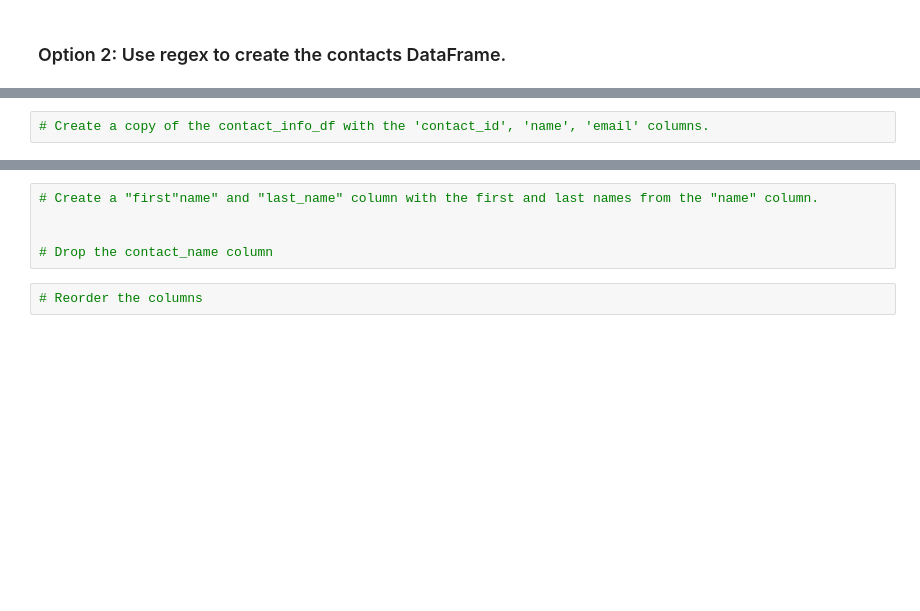
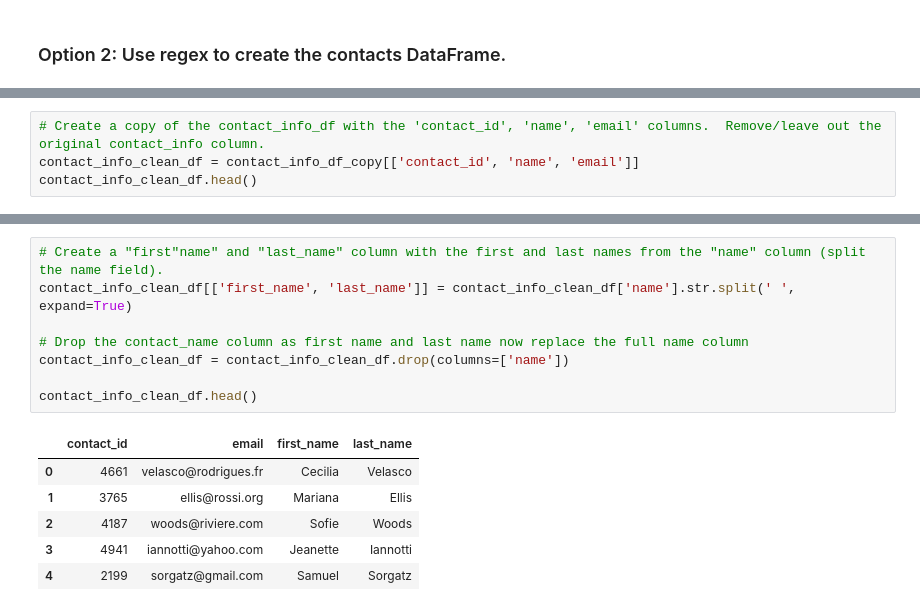
Before and after one commit to weisport4/Crowdfunding_ETL, a Jupyter notebook: ETL_Mini_Project_JWeishan.ipynb, the cells around one changed output, grey strips where cells are left out. Saved outputs shown, nothing was run; the diff lists cells and outputs as text; blank space fills up the shorter version.

```diff
--- a/ETL_Mini_Project_JWeishan.ipynb
+++ b/ETL_Mini_Project_JWeishan.ipynb
@@ -617,2 +472,4 @@ contact_info_df_copy.head()
 # %%
-# Create a copy of the contact_info_df with the 'contact_id', 'name', 'email' columns.
+# Create a copy of the contact_info_df with the 'contact_id', 'name', 'email' columns.  Remove/leave out the original contact_info column.
+contact_info_clean_df = contact_info_df_copy[['contact_id', 'name', 'email']]
+contact_info_clean_df.head()
@@ -619,8 +483,16 @@ contact_info_df_copy.head()
 # %%
-# Create a "first"name" and "last_name" column with the first and last names from the "name" column.
+# Create a "first"name" and "last_name" column with the first and last names from the "name" column (split the name field).
+contact_info_clean_df[['first_name', 'last_name']] = contact_info_clean_df['name'].str.split(' ', expand=True)
 
+# Drop the contact_name column as first name and last name now replace the full name column
+contact_info_clean_df = contact_info_clean_df.drop(columns=['name'])
 
-# Drop the contact_name column
+contact_info_clean_df.head()
+# %% [output]
+|  | contact_id | email | first_name | last_name |
+| 0 | 4661 | velasco@rodrigues.fr | Cecilia | Velasco |
+| 1 | 3765 | ellis@rossi.org | Mariana | Ellis |
+| 2 | 4187 | woods@riviere.com | Sofie | Woods |
+| 3 | 4941 | iannotti@yahoo.com | Jeanette | Iannotti |
+| 4 | 2199 | sorgatz@gmail.com | Samuel | Sorgatz |
-# %%
-# Reorder the columns
 # %%
```
Also changed, not shown: parts of 41 cells of this notebook, 7 other files.
